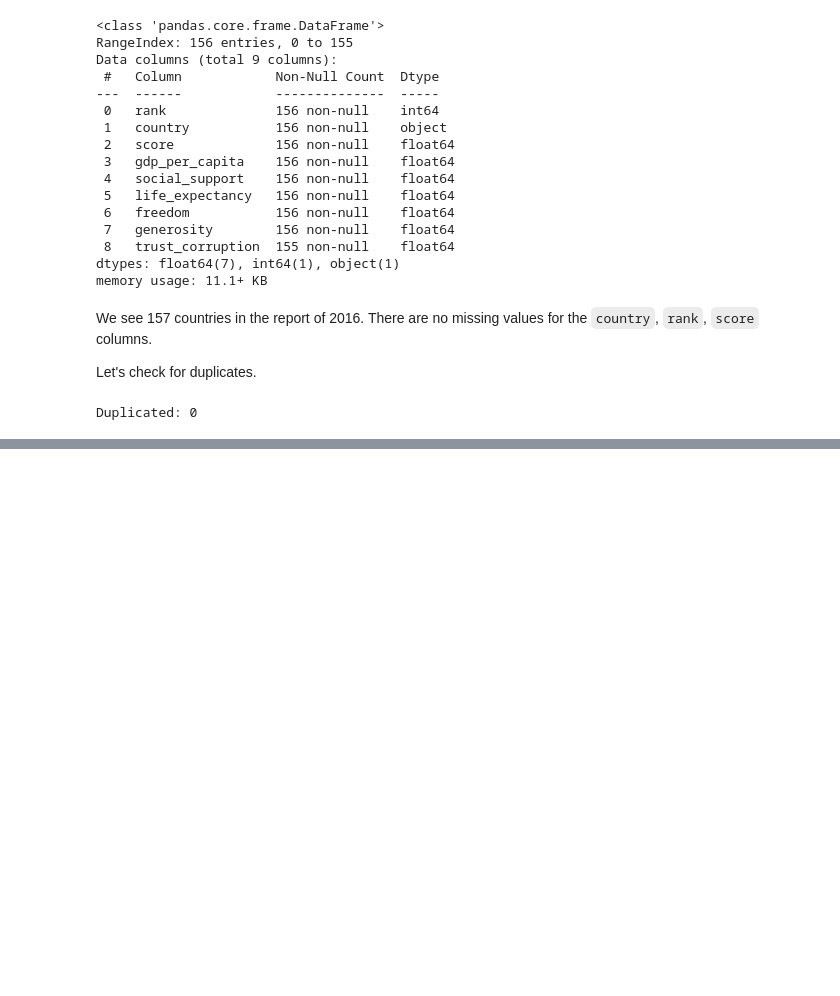
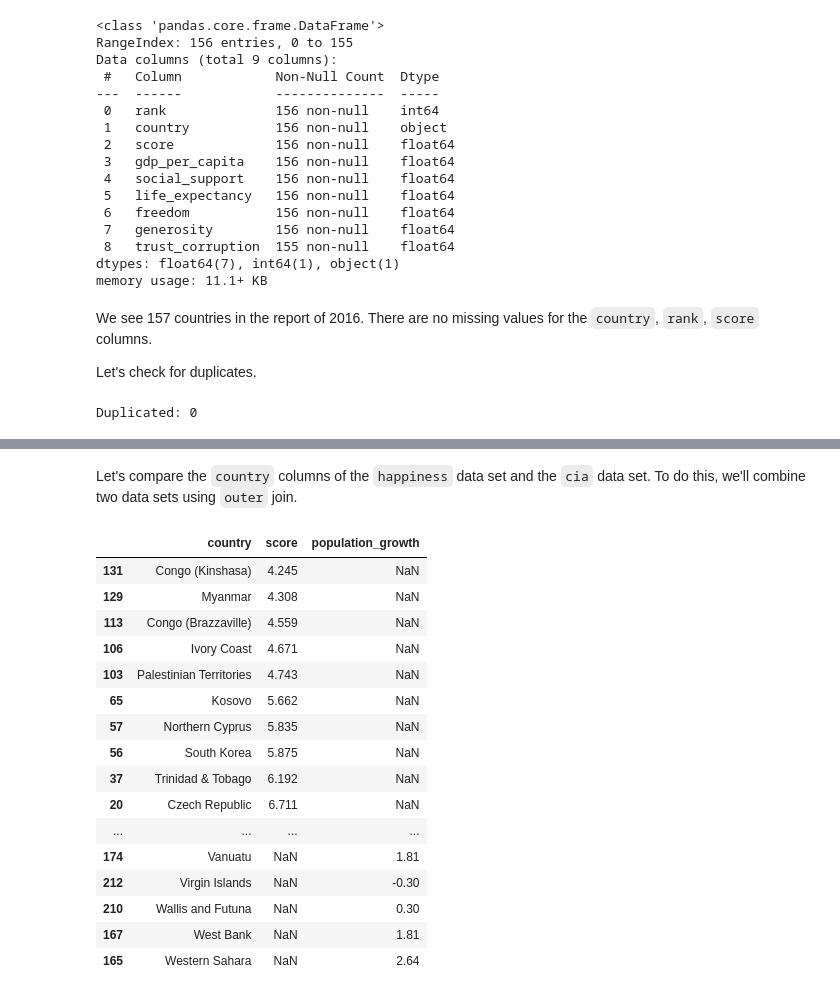
Before and after one commit to chupstee/data.sugar, a Jupyter notebook: 00002_world_happiness/world_happiness.when.age.ipynb, the cells around one changed output, grey strips where cells are left out. Saved outputs shown, nothing was run; the diff lists cells and outputs as text; code cells hidden in the pictures; blank space fills up the shorter version.

```diff
--- a/00002_world_happiness/world_happiness.when.age.ipynb
+++ b/00002_world_happiness/world_happiness.when.age.ipynb
@@ -202,0 +273,26 @@ memory usage: 13.0+ KB
+# %% [markdown]
+Let's compare the `country` columns of the `happiness` data set and the `cia` data set.
+To do this, we'll combine two data sets using `outer` join.
+# %%
+happiness_cia = happiness.merge(cia, on='country', how='outer')[['country', 'score', 'population_growth']]
+
+pd.set_option('display.max_rows', 100) # increase the number of rows to display
+happiness_cia[happiness_cia.isnull().any(axis=1)].sort_values(by=['score', 'country']) # the countries don't match
+# %% [output]
+|  | country | score | population_growth |
+| 131 | Congo (Kinshasa) | 4.245 | NaN |
+| 129 | Myanmar | 4.308 | NaN |
+| 113 | Congo (Brazzaville) | 4.559 | NaN |
+| 106 | Ivory Coast | 4.671 | NaN |
+| 103 | Palestinian Territories | 4.743 | NaN |
+| 65 | Kosovo | 5.662 | NaN |
+| 57 | Northern Cyprus | 5.835 | NaN |
+| 56 | South Korea | 5.875 | NaN |
+| 37 | Trinidad & Tobago | 6.192 | NaN |
+| 20 | Czech Republic | 6.711 | NaN |
+| ... | ... | ... | ... |
+| 174 | Vanuatu | NaN | 1.81 |
+| 212 | Virgin Islands | NaN | -0.30 |
+| 210 | Wallis and Futuna | NaN | 0.30 |
+| 167 | West Bank | NaN | 1.81 |
+| 165 | Western Sahara | NaN | 2.64 |
```
Also changed, not shown: parts of 32 cells of this notebook.
